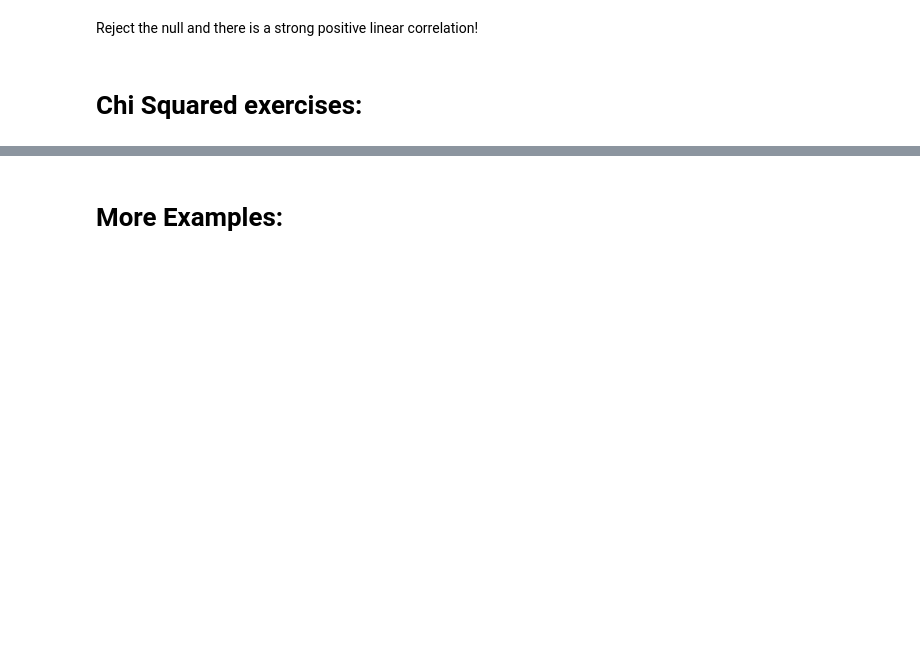
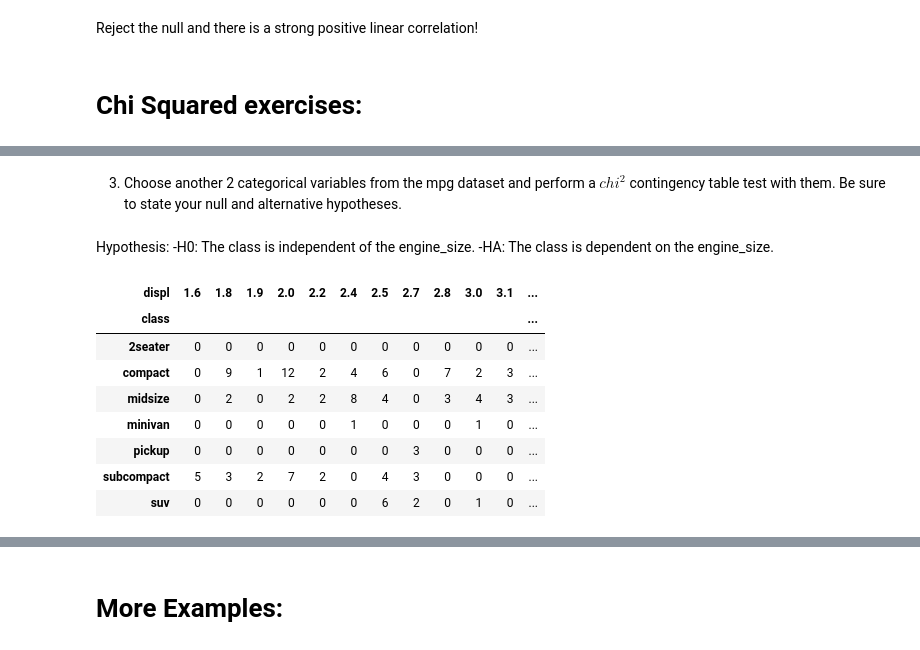
Before and after one commit to JoshuaHolt-Tech/statistics-exercises, a Jupyter notebook: hypothesis_testing.ipynb, the cells around one changed output, grey strips where cells are left out. Saved outputs shown, nothing was run; the diff lists cells and outputs as text; code cells hidden in the pictures; blank space fills up the shorter version.

```diff
--- a/hypothesis_testing.ipynb
+++ b/hypothesis_testing.ipynb
@@ -954,0 +1013,6 @@ Doesn't Use A Macbook	1	30
+# %% [markdown]
+3. Choose another 2 categorical variables from the mpg dataset and perform a $chi^2$ contingency table test with them. Be sure to state your null and alternative hypotheses.
+# %% [markdown]
+Hypothesis:
+-H0: The class is independent of the engine_size.
+-HA: The class is dependent on the engine_size.
@@ -954,0 +1021,17 @@ Doesn't Use A Macbook	1	30
+# %%
+mpg = data('mpg')
+car_class = mpg['class']
+engine_size = mpg['displ']
+# %%
+observed = pd.crosstab(car_class, engine_size)
+observed
+# %% [output]
+| displ | 1.6 | 1.8 | 1.9 | 2.0 | 2.2 | 2.4 | 2.5 | 2.7 | 2.8 | 3.0 | 3.1 | ... |
+| class |  |  |  |  |  |  |  |  |  |  |  | ... |
+| 2seater | 0 | 0 | 0 | 0 | 0 | 0 | 0 | 0 | 0 | 0 | 0 | ... |
+| compact | 0 | 9 | 1 | 12 | 2 | 4 | 6 | 0 | 7 | 2 | 3 | ... |
+| midsize | 0 | 2 | 0 | 2 | 2 | 8 | 4 | 0 | 3 | 4 | 3 | ... |
+| minivan | 0 | 0 | 0 | 0 | 0 | 1 | 0 | 0 | 0 | 1 | 0 | ... |
+| pickup | 0 | 0 | 0 | 0 | 0 | 0 | 0 | 3 | 0 | 0 | 0 | ... |
+| subcompact | 5 | 3 | 2 | 7 | 2 | 0 | 4 | 3 | 0 | 0 | 0 | ... |
+| suv | 0 | 0 | 0 | 0 | 0 | 0 | 6 | 2 | 0 | 1 | 0 | ... |
```
Also changed, not shown: parts of 42 cells of this notebook.
